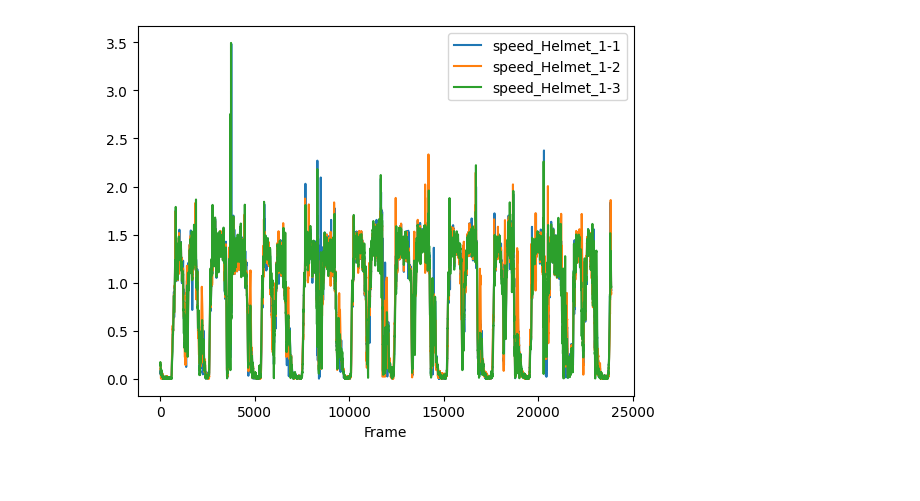
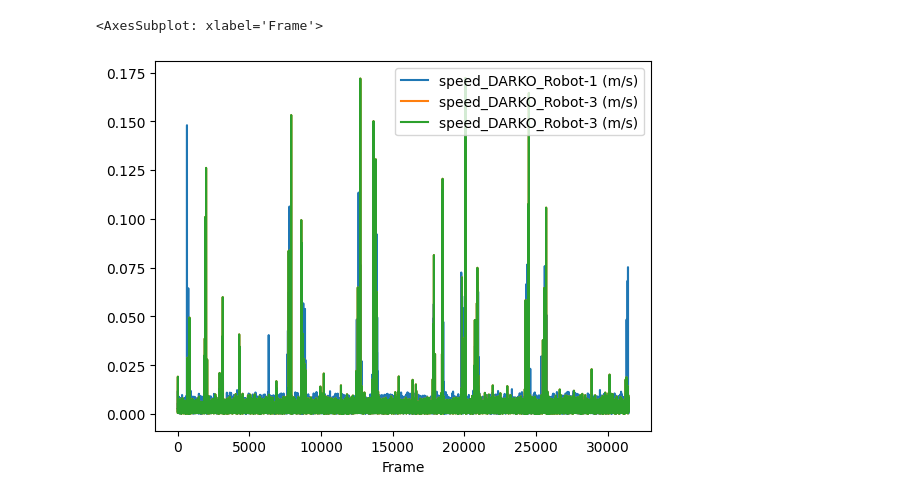
Before and after one commit to tmralmeida/magni-dash, a Jupyter notebook: runbooks/3-profiles.ipynb, the cells around one changed output. Drawn from its saved outputs; the diff is of its cells as text; code cells hidden in the pictures.

Commit message:
scneario 1b tested with speed profile

```diff
--- a/runbooks/3-profiles.ipynb
+++ b/runbooks/3-profiles.ipynb
@@ -13,2 +15,2 @@ from magni_dash.st_components.cache import load_df, process_data
 # %%
-FN = "Qualisys_270922_SC6A_H1_P1_pp.tsv"
+FN = "Qualysis_280922_SC6A_H10_P2_pp.tsv"
@@ -77,4 +58,5 @@ int(processed_df[processed_df.columns[
 # %%
+
 class SpatioTemporalFeatures:
     @staticmethod
     def get_delta_columns(input_df: pd.DataFrame):
@@ -110,17 +92,20 @@ class SpatioTemporalFeatures:
         speed_dfs = []
         for element in element_name:
             element_pat = (
-                r"DARKO_Robot - (\d) " if element == "Darko_Robot" else r"Helmet_(\d+ - \d).*"
+                r"DARKO_Robot - (\d) "
+                if element == "Darko_Robot" or element == "DARKO"
+                else rf"{element} - (\d).*"
             )
             elements_disp = delta_df.groupby(
                 delta_df.columns.str.extract(element_pat, expand=False),
                 axis=1,
             ).apply(SpatioTemporalFeatures.get_displacement)
-
             elements_disp.columns = elements_disp.columns.droplevel(0)
             elements_disp = elements_disp.join(
                 delta_df.loc[:, [f"{time_col_name}_delta"]]
             )
+
+            # print(elements_disp)
 
             elements_disp = elements_disp.rename_axis(None, axis=1)
 
@@ -128,13 +113,15 @@ class SpatioTemporalFeatures:
                 elements_disp.columns.str.endswith("displacement")
             ]
             n_markers = len(disp_cols)
-            speed_cols = [f"{out_col_name}_{element}-{i}" for i in range(1, n_markers + 1)]
+            speed_cols = [
+                f"{out_col_name}_{element}-{i} (m/s)" for i in range(1, n_markers + 1)
+            ]
             elements_disp.loc[:, speed_cols] = (
                 elements_disp[disp_cols]
                 .div(elements_disp["Time_delta"].values, axis=0)
                 .values
             )
-            print(f"{speed_cols} created successfully!")
+            print(f"{speed_cols} created successfully!")  # noqa: W1203
             speed_dfs.append(elements_disp)
         speed_df = pd.concat(speed_dfs, axis=1, ignore_index=False)
 
@@ -142,6 +129,6 @@ class SpatioTemporalFeatures:
         return speed_df
 # %%
 speed_df = SpatioTemporalFeatures.get_speed(
-    processed_df, time_col_name="Time", element_name=["Helmet_1", "Darko_Robot"]
+    processed_df, time_col_name="Time", element_name=["Helmet_10", "DARKO_Robot"]
 )
 # %% [output]
@@ -170,4 +172,12 @@ Index(['Helmet_1 - 1 X_delta', 'Helmet_1 - 1 Y_delta', '1 - 1_displacement',
 # %%
-speed_df.reset_index().plot(x="Frame", y=["speed_Helmet_1-1", "speed_Helmet_1-2", "speed_Helmet_1-3"]);
+speed_df.reset_index().plot(
+    x="Frame",
+    y=[
+        "speed_DARKO_Robot-1 (m/s)",
+        "speed_DARKO_Robot-3 (m/s)",
+        "speed_DARKO_Robot-3 (m/s)",
+    ],
+)
 # %% [output]
+<AxesSubplot: xlabel='Frame'>
-[figure, old version]
+[figure, new version]
```
Also changed, not shown: parts of 11 cells of this notebook, 10 other files.
